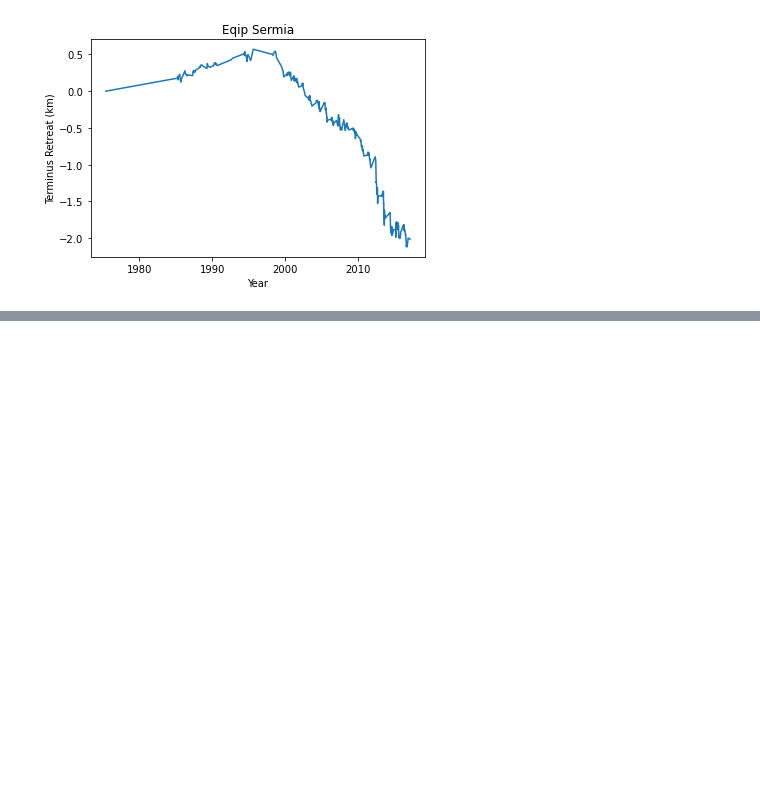
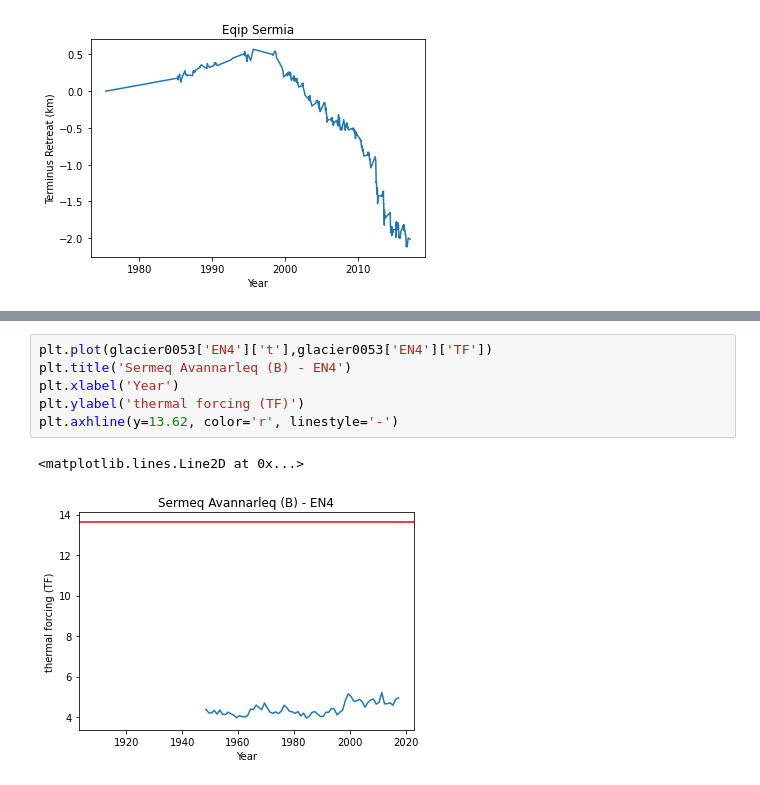
Before and after one commit to dfelikson/GrIS_Outlet_Glacier_Seasonal_dhdt, a Jupyter notebook: basins_on_model_mesh.ipynb, the cells around one changed output, grey strips where cells are left out. Drawn from its saved outputs; the diff is of its cells as text; blank space fills up the shorter version.

```diff
--- a/basins_on_model_mesh.ipynb
+++ b/basins_on_model_mesh.ipynb
@@ -192,0 +211,9 @@ Text(0, 0.5, 'Terminus Retreat (km)')
+# %%
+plt.plot(glacier0053['EN4']['t'],glacier0053['EN4']['TF'])
+plt.title('Sermeq Avannarleq (B) - EN4')
+plt.xlabel('Year')
+plt.ylabel('thermal forcing (TF)')
+plt.axhline(y=13.62, color='r', linestyle='-')
+# %% [output]
+<matplotlib.lines.Line2D at 0x...>
+[figure, added]
```
Also changed, not shown: parts of 7 cells of this notebook.
